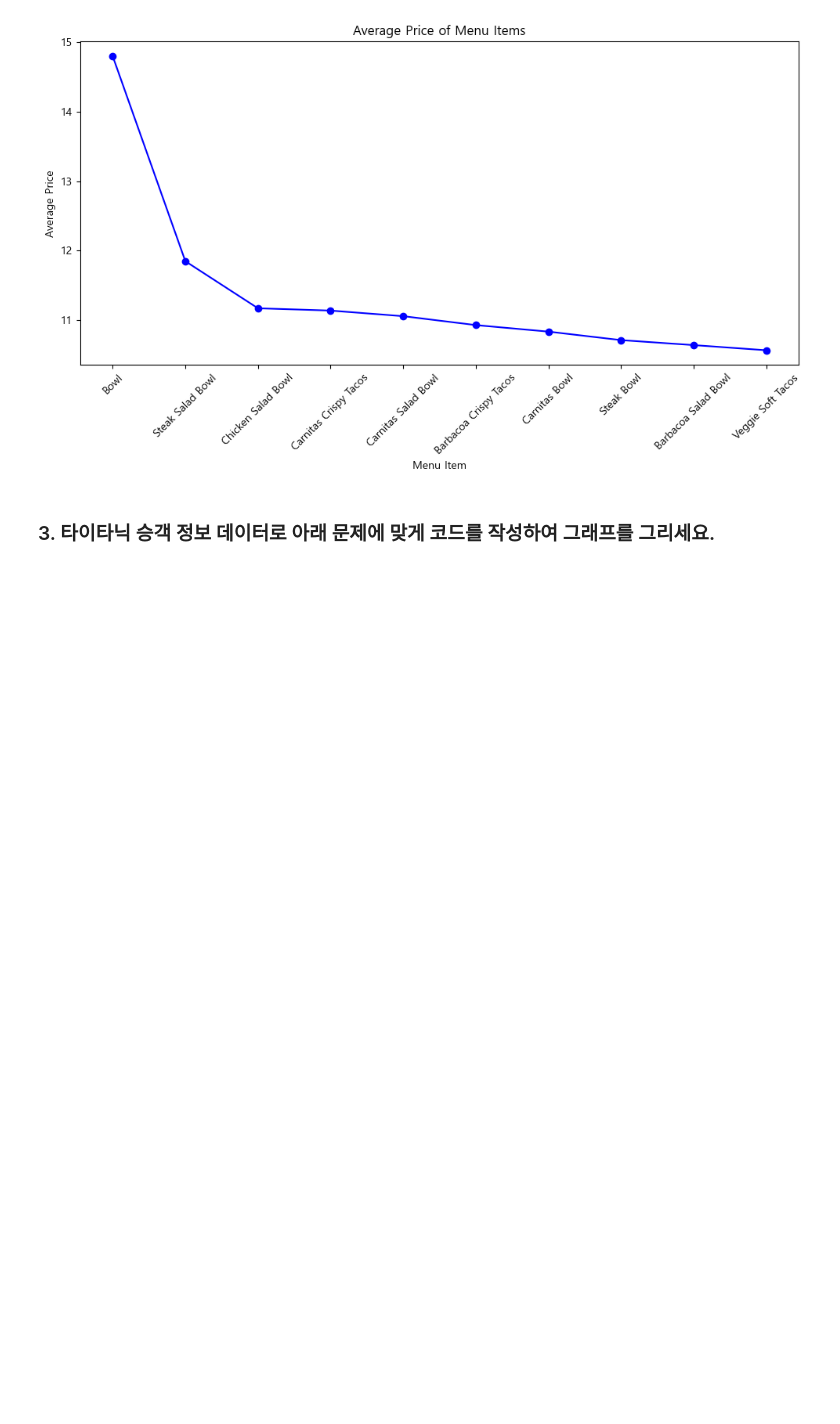
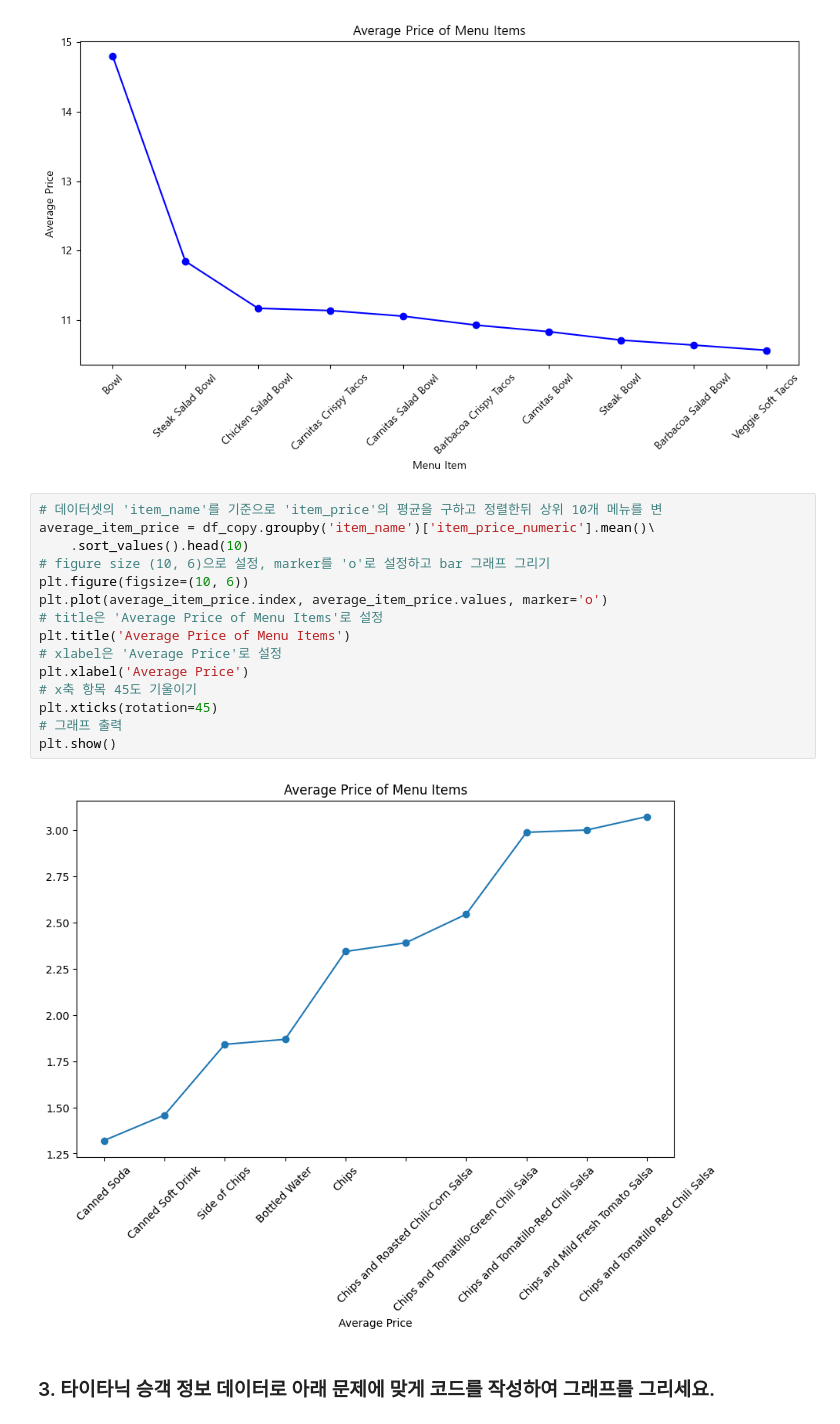
Before and after one commit to skang-koreatech/BasicDataScience_2024-2, a Jupyter notebook: lec07-2_lab_matplotlib_assignment04.ipynb, the cells around one changed output. Drawn from its saved outputs; the diff is of its cells as text; blank space fills up the shorter version.

```diff
--- a/lec07-2_lab_matplotlib_assignment04.ipynb
+++ b/lec07-2_lab_matplotlib_assignment04.ipynb
@@ -270,6 +303,23 @@ plt.tight_layout()  # 그래프 레이아웃 조정
 plt.show()
 # %% [output]
 [figure]
+# %%
+# 데이터셋의 'item_name'를 기준으로 'item_price'의 평균을 구하고 정렬한뒤 상위 10개 메뉴를 변
+average_item_price = df_copy.groupby('item_name')['item_price_numeric'].mean()\
+    .sort_values().head(10)
+# figure size (10, 6)으로 설정, marker를 'o'로 설정하고 bar 그래프 그리기
+plt.figure(figsize=(10, 6))
+plt.plot(average_item_price.index, average_item_price.values, marker='o')
+# title은 'Average Price of Menu Items'로 설정
+plt.title('Average Price of Menu Items')
+# xlabel은 'Average Price'로 설정
+plt.xlabel('Average Price')
+# x축 항목 45도 기울이기
+plt.xticks(rotation=45)
+# 그래프 출력
+plt.show()
+# %% [output]
+[figure, added]
 # %% [markdown]
 ### 3. 타이타닉 승객 정보 데이터로 아래 문제에 맞게 코드를 작성하여 그래프를 그리세요.
 # %%
```
Also changed, not shown: parts of 11 cells of this notebook, 6 other files.
